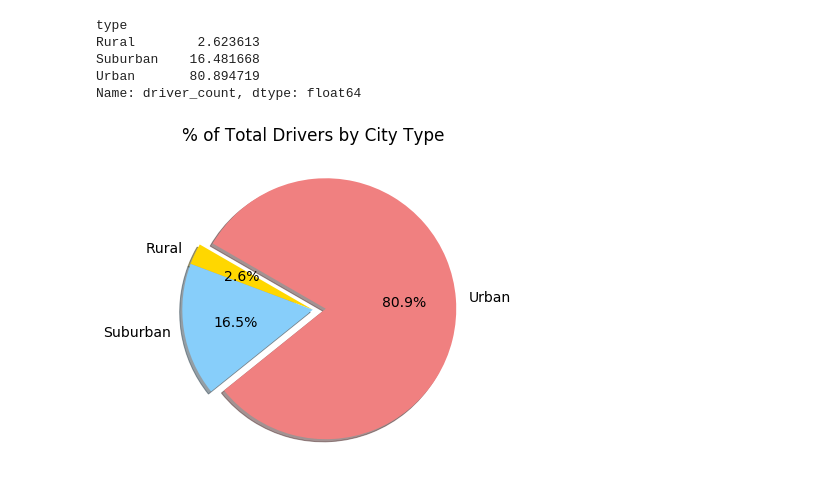
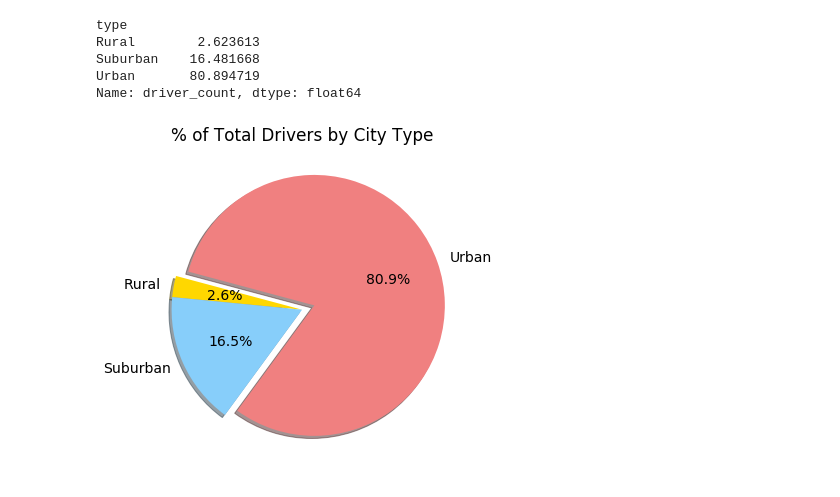
Before and after one commit to patricialan/PyBer_Analysis, a Jupyter notebook: PyBer.ipynb, the cells around one changed output. Cells and saved outputs as stored; diff of their text form; code cells hidden in the pictures.

```diff
--- a/PyBer.ipynb
+++ b/PyBer.ipynb
@@ -991,8 +993,8 @@ total_drivers
 2973
 # %%
 ## percentage of drivers by city type
-percent_drivers = 100*(city_data_df.groupby(["type"]).sum()["driver_count"] / city_data_df["driver_count"].sum())
-percent_drivers
+driver_percents = 100*city_data_df.groupby(["type"]).sum()["driver_count"] / city_data_df["driver_count"].sum()
+driver_percents
 # %% [output]
 type
 Rural        2.623613
@@ -1002,18 +1004,22 @@ Name: driver_count, dtype: float64
 # %%
 ## pie chart: % of drivers by city type
 plt.subplots(figsize=(10,6))
-plt.pie(percent_drivers,
+
+plt.pie(driver_percents,
     labels=["Rural", "Suburban", "Urban"],
     colors=["gold", "lightskyblue", "lightcoral"],
     explode=[0, 0, 0.1],
     autopct='%1.1f%%',
-    shadow=True, startangle=150)
+    shadow=True, startangle=165)
 plt.title("% of Total Drivers by City Type")
+
 # change default font size from 10 to 14
 mpl.rcParams['font.size'] = 14
+
 # save figure
 plt.savefig("Analysis/Fig7.png")
+
 # show figure
 plt.show()
 # %% [output]
-[figure, old version]
+[figure, new version]
```
Also changed, not shown: parts of 3 cells of this notebook, 2 other files.
